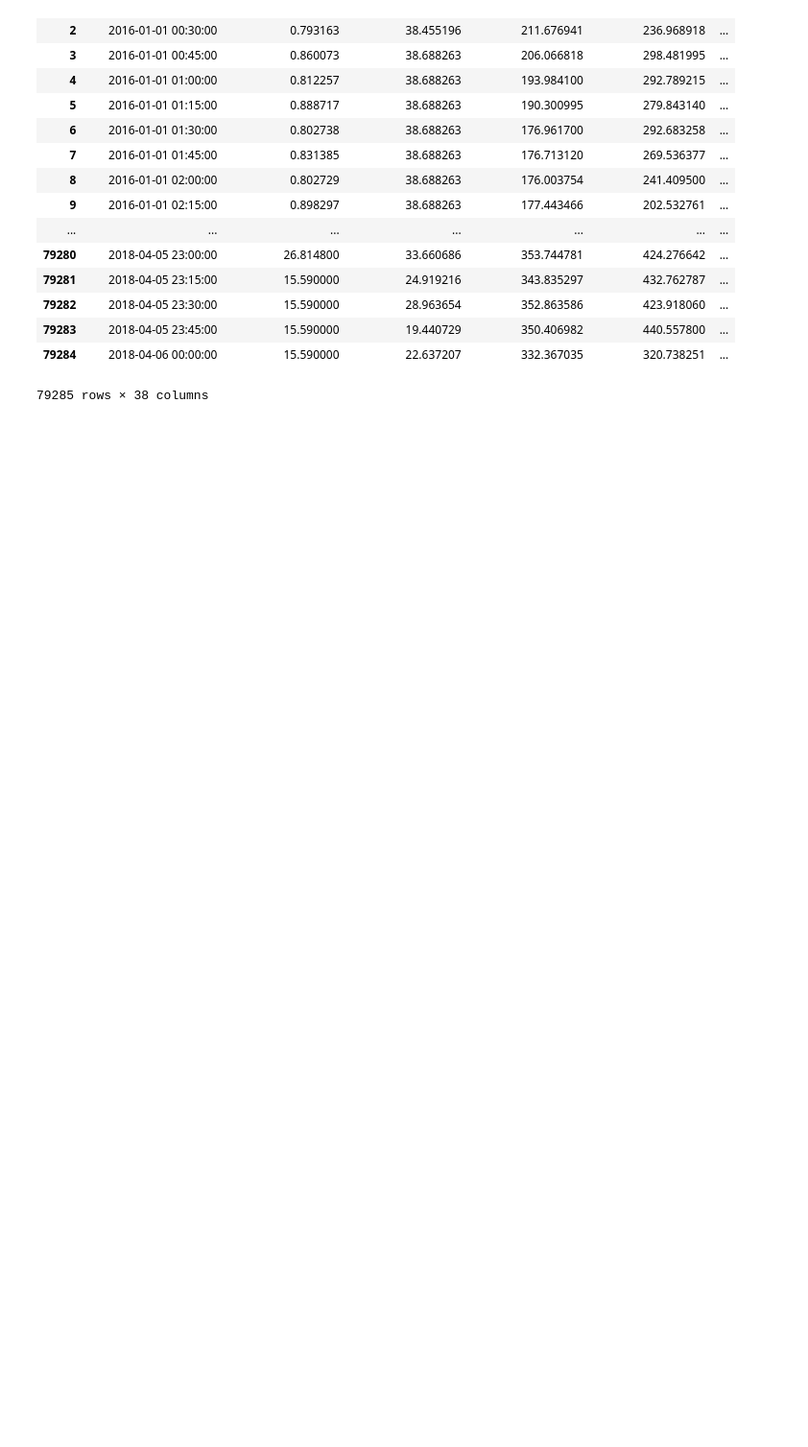
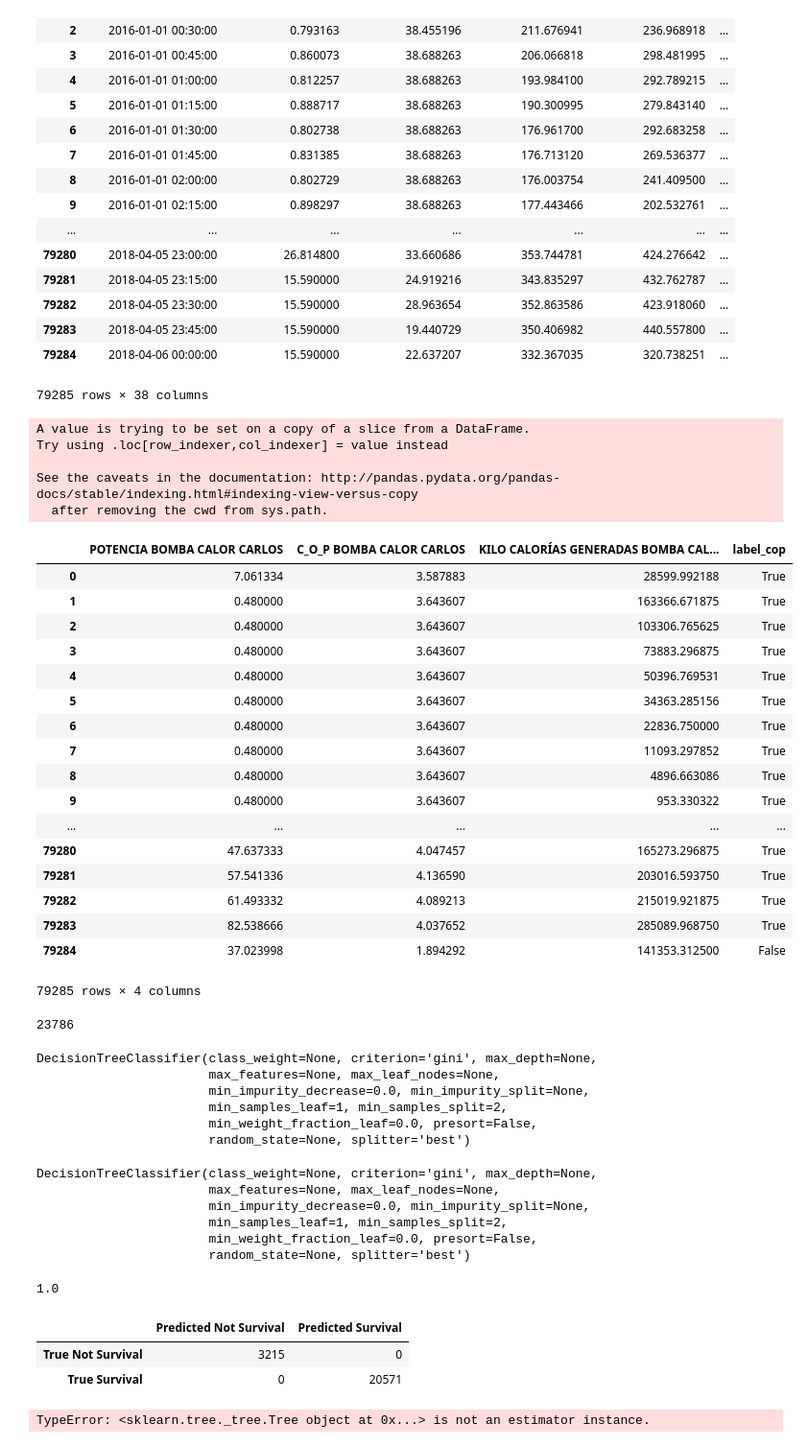
Before and after one commit to douglasag17/ML-SmartBuildings, a Jupyter notebook: AprendizajeSupervisado/aprendizajeSupervisado.ipynb, the cells around one changed output. Shown at 96% size. Saved outputs shown, nothing was run; the diff lists cells and outputs as text; code cells hidden in the pictures; blank space fills up the shorter version.

```diff
--- a/AprendizajeSupervisado/aprendizajeSupervisado.ipynb
+++ b/AprendizajeSupervisado/aprendizajeSupervisado.ipynb
@@ -29,3 +32,33 @@ data
 | 79283 | 2018-04-05 23:45:00 | 15.590000 | 19.440729 | 350.406982 | 440.557800 | ... |
 | 79284 | 2018-04-06 00:00:00 | 15.590000 | 22.637207 | 332.367035 | 320.738251 | ... |
 79285 rows × 38 columns
+# %%
+desired_columns = ["POTENCIA BOMBA CALOR CARLOS", "C_O_P BOMBA CALOR CARLOS", "KILO CALORÍAS GENERADAS BOMBA CALOR CARLOS"]
+data2 = data[desired_columns]
+
+data2["label_cop"] = (data["C_O_P BOMBA CALOR CARLOS"] > 3.5) & (data["C_O_P BOMBA CALOR CARLOS"] < 4.5)
+data2
+# %% [output]
+A value is trying to be set on a copy of a slice from a DataFrame.
+Try using .loc[row_indexer,col_indexer] = value instead
+
+See the caveats in the documentation: http://pandas.pydata.org/pandas-docs/stable/indexing.html#indexing-view-versus-copy
+  after removing the cwd from sys.path.
+|  | POTENCIA BOMBA CALOR CARLOS | C_O_P BOMBA CALOR CARLOS | KILO CALORÍAS GENERADAS BOMBA CAL... | label_cop |
+| 0 | 7.061334 | 3.587883 | 28599.992188 | True |
+| 1 | 0.480000 | 3.643607 | 163366.671875 | True |
+| 2 | 0.480000 | 3.643607 | 103306.765625 | True |
+| 3 | 0.480000 | 3.643607 | 73883.296875 | True |
+| 4 | 0.480000 | 3.643607 | 50396.769531 | True |
+| 5 | 0.480000 | 3.643607 | 34363.285156 | True |
+| 6 | 0.480000 | 3.643607 | 22836.750000 | True |
+| 7 | 0.480000 | 3.643607 | 11093.297852 | True |
+| 8 | 0.480000 | 3.643607 | 4896.663086 | True |
+| 9 | 0.480000 | 3.643607 | 953.330322 | True |
+| ... | ... | ... | ... | ... |
+| 79280 | 47.637333 | 4.047457 | 165273.296875 | True |
+| 79281 | 57.541336 | 4.136590 | 203016.593750 | True |
+| 79282 | 61.493332 | 4.089213 | 215019.921875 | True |
+| 79283 | 82.538666 | 4.037652 | 285089.968750 | True |
+| 79284 | 37.023998 | 1.894292 | 141353.312500 | False |
+79285 rows × 4 columns
@@ -31,0 +68,50 @@ data
+# %%
+X_train, X_test, y_train, y_test = train_test_split(X, y, test_size = 0.3)
+len(X_test)
+# %% [output]
+23786
+# %%
+from sklearn import tree
+
+model = tree.DecisionTreeClassifier()
+model
+# %% [output]
+DecisionTreeClassifier(class_weight=None, criterion='gini', max_depth=None,
+                       max_features=None, max_leaf_nodes=None,
+                       min_impurity_decrease=0.0, min_impurity_split=None,
+                       min_samples_leaf=1, min_samples_split=2,
+                       min_weight_fraction_leaf=0.0, presort=False,
+                       random_state=None, splitter='best')
+# %%
+model.fit(X_train, y_train)
+# %% [output]
+DecisionTreeClassifier(class_weight=None, criterion='gini', max_depth=None,
+                       max_features=None, max_leaf_nodes=None,
+                       min_impurity_decrease=0.0, min_impurity_split=None,
+                       min_samples_leaf=1, min_samples_split=2,
+                       min_weight_fraction_leaf=0.0, presort=False,
+                       random_state=None, splitter='best')
+# %%
+y_predict = model.predict(X_test)
+
+from sklearn.metrics import accuracy_score
+
+accuracy_score(y_test, y_predict)
+# %% [output]
+1.0
+# %%
+from sklearn.metrics import confusion_matrix
+
+pd.DataFrame(
+    confusion_matrix(y_test, y_predict),
+    columns=['Predicted Not Survival', 'Predicted Survival'],
+    index=['True Not Survival', 'True Survival']
+)
+# %% [output]
+|  | Predicted Not Survival | Predicted Survival |
+| True Not Survival | 3215 | 0 |
+| True Survival | 0 | 20571 |
+# %%
+tree.export_graphviz(model.tree_, out_file='tree.dot', feature_names=X.columns)
+# %% [output]
+TypeError: <sklearn.tree._tree.Tree object at 0x...> is not an estimator instance.
```
Also changed, not shown: parts of 9 cells of this notebook.
